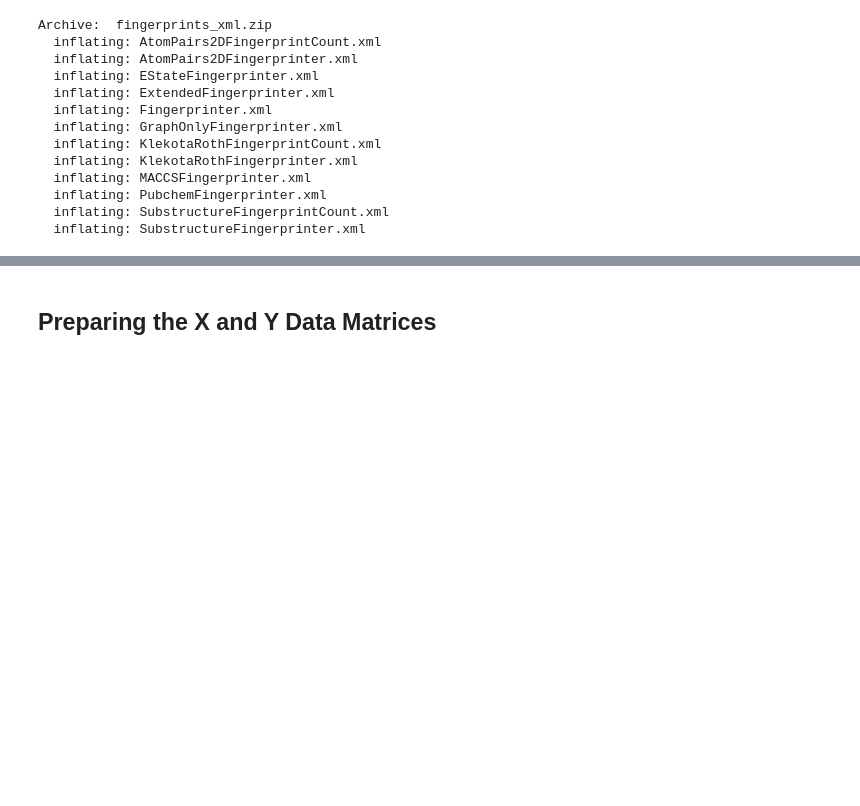
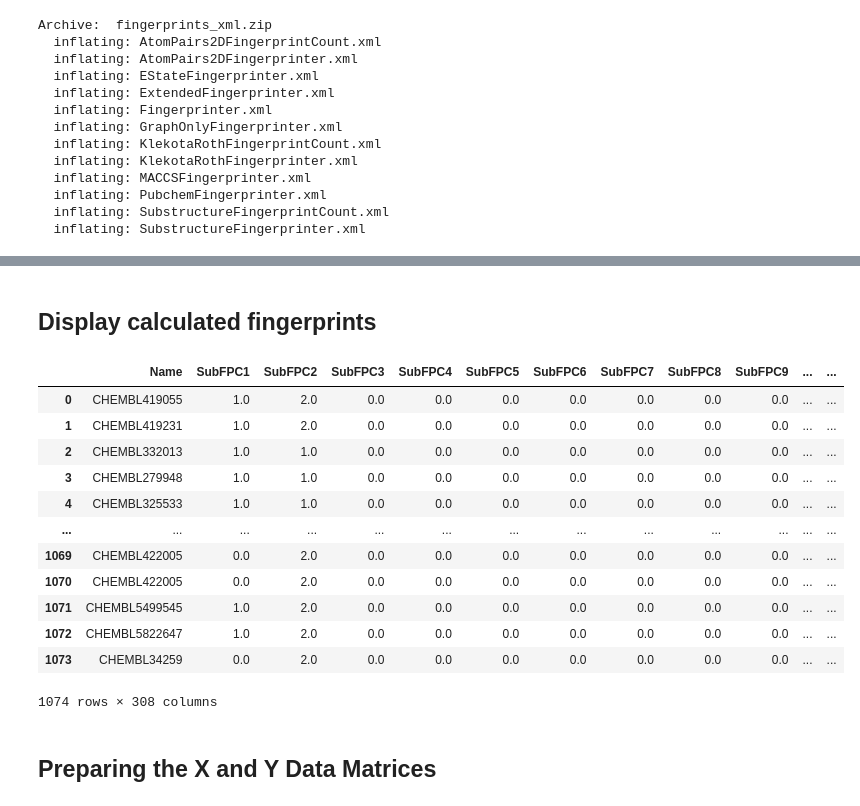
Before and after one commit to Sakhiur2022/QSAR-modeling-for-DHFR-TS, a Jupyter notebook: Descriptor_Dataset_Preparation.ipynb, the cells around one changed output, grey strips where cells are left out. Saved outputs shown, nothing was run; the diff lists cells and outputs as text; code cells hidden in the pictures; blank space fills up the shorter version.

Commit message:
feat(notebook): create substructure and substructure count fingerprint

```diff
--- a/Descriptor_Dataset_Preparation.ipynb
+++ b/Descriptor_Dataset_Preparation.ipynb
@@ -167,3 +164,40 @@ padeldescriptor(
+# %%
+from padelpy import padeldescriptor
+
+fingerprint = 'SubstructureCount'
+
+fingerprint_output_file = ''.join([fingerprint,'.csv'])
+fingerprint_descriptortypes = fp[fingerprint]
+
+padeldescriptor(mol_dir='molecule.smi',
+                d_file=fingerprint_output_file,
+                descriptortypes= fingerprint_descriptortypes,
+                detectaromaticity=True,
+                standardizenitro=True,
+                standardizetautomers=True,
+                threads=2,
+                removesalt=True,
+                log=True,
+                fingerprints=True)
+# %% [markdown]
+## **Display calculated fingerprints**
+# %%
+descriptors=pd.read_csv(fingerprint_output_file)
+descriptors
+# %% [output]
+|  | Name | SubFPC1 | SubFPC2 | SubFPC3 | SubFPC4 | SubFPC5 | SubFPC6 | SubFPC7 | SubFPC8 | SubFPC9 | ... | ... |
+| 0 | CHEMBL419055 | 1.0 | 2.0 | 0.0 | 0.0 | 0.0 | 0.0 | 0.0 | 0.0 | 0.0 | ... | ... |
+| 1 | CHEMBL419231 | 1.0 | 2.0 | 0.0 | 0.0 | 0.0 | 0.0 | 0.0 | 0.0 | 0.0 | ... | ... |
+| 2 | CHEMBL332013 | 1.0 | 1.0 | 0.0 | 0.0 | 0.0 | 0.0 | 0.0 | 0.0 | 0.0 | ... | ... |
+| 3 | CHEMBL279948 | 1.0 | 1.0 | 0.0 | 0.0 | 0.0 | 0.0 | 0.0 | 0.0 | 0.0 | ... | ... |
+| 4 | CHEMBL325533 | 1.0 | 1.0 | 0.0 | 0.0 | 0.0 | 0.0 | 0.0 | 0.0 | 0.0 | ... | ... |
+| ... | ... | ... | ... | ... | ... | ... | ... | ... | ... | ... | ... | ... |
+| 1069 | CHEMBL422005 | 0.0 | 2.0 | 0.0 | 0.0 | 0.0 | 0.0 | 0.0 | 0.0 | 0.0 | ... | ... |
+| 1070 | CHEMBL422005 | 0.0 | 2.0 | 0.0 | 0.0 | 0.0 | 0.0 | 0.0 | 0.0 | 0.0 | ... | ... |
+| 1071 | CHEMBL5499545 | 1.0 | 2.0 | 0.0 | 0.0 | 0.0 | 0.0 | 0.0 | 0.0 | 0.0 | ... | ... |
+| 1072 | CHEMBL5822647 | 1.0 | 2.0 | 0.0 | 0.0 | 0.0 | 0.0 | 0.0 | 0.0 | 0.0 | ... | ... |
+| 1073 | CHEMBL34259 | 0.0 | 2.0 | 0.0 | 0.0 | 0.0 | 0.0 | 0.0 | 0.0 | 0.0 | ... | ... |
+1074 rows × 308 columns
 # %% [markdown]
 ## **Preparing the X and Y Data Matrices**
 # %% [markdown]
```
Also changed, not shown: parts of 19 cells of this notebook.
